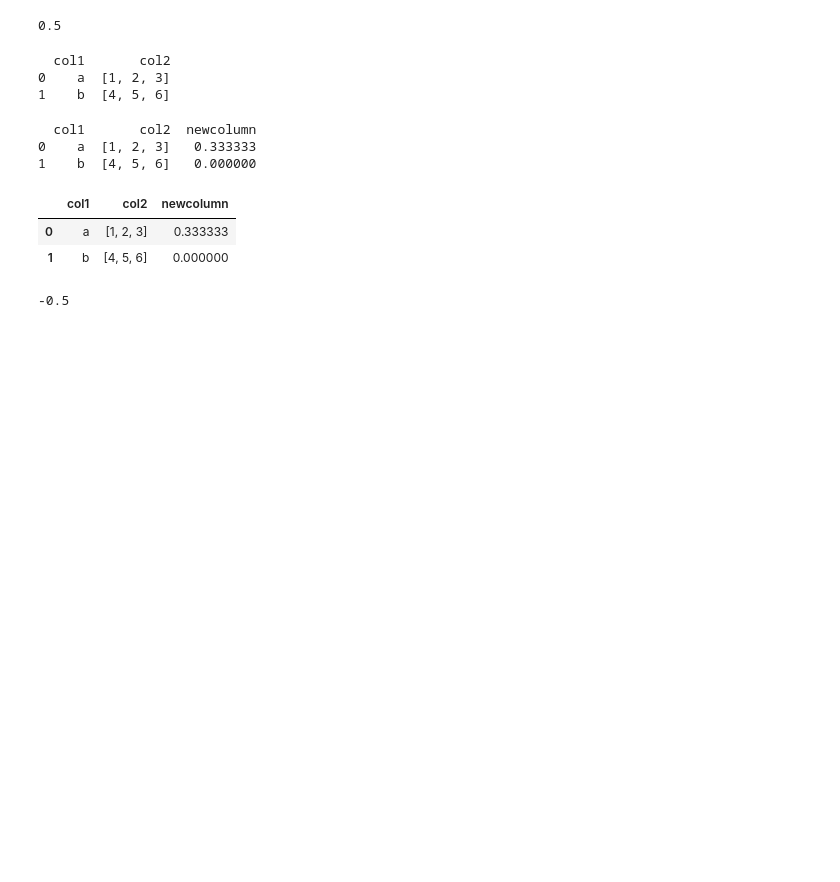
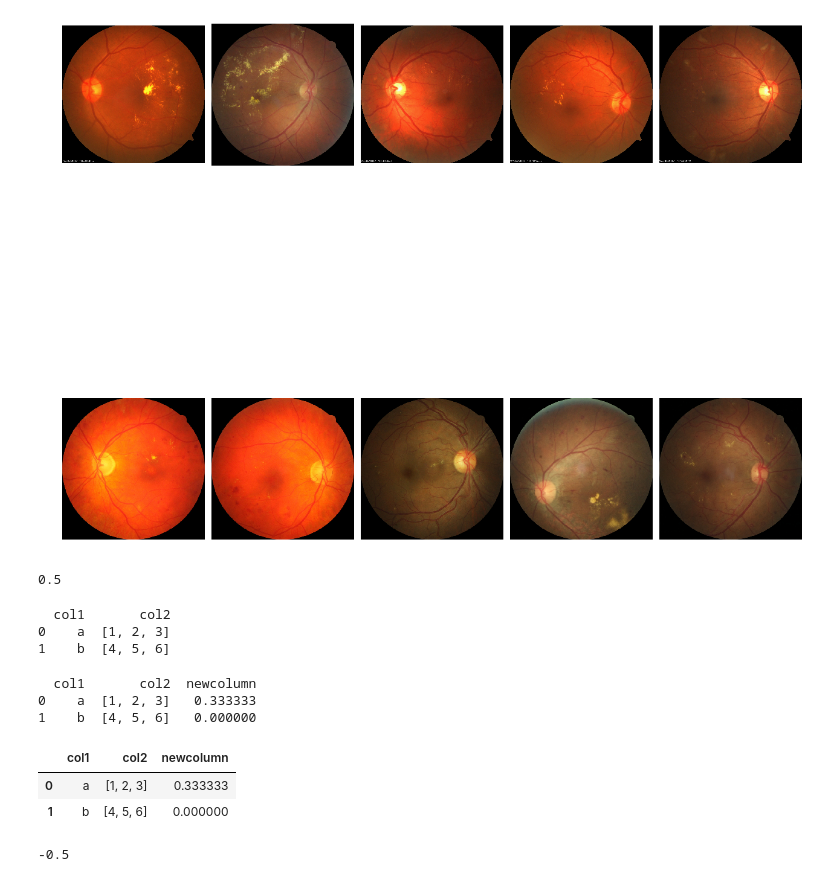
Before and after one commit to isurusuranga/Model-Builder, a Jupyter notebook: scripts/Image_similairty/Similar_image_retrieval_with_deep_hash_code.ipynb, the cells around one changed output. Cells and saved outputs as stored; diff of their text form; code cells hidden in the pictures; blank space fills up the shorter version.

```diff
--- a/scripts/Image_similairty/Similar_image_retrieval_with_deep_hash_code.ipynb
+++ b/scripts/Image_similairty/Similar_image_retrieval_with_deep_hash_code.ipynb
@@ -77,4 +150,4 @@ loaded_pretrained_deep_feature_model.summary()
 # %%
-feature_extraction_layer = loaded_pretrained_deep_feature_model.get_layer('activation_25').output
+feature_extraction_layer = loaded_pretrained_deep_feature_model.get_layer('activation_3').output
 feature_extract_model = Model(inputs=loaded_pretrained_deep_feature_model.input, outputs=feature_extraction_layer)
 feature_extract_model.summary()
@@ -85,4 +194,4 @@ loaded_deep_hash_model.summary()
 # %%
-hashcode_extraction_layer = loaded_deep_hash_model.get_layer('activation_5').output
+hashcode_extraction_layer = loaded_deep_hash_model.get_layer('activation_1').output
 hashcode_extract_model = Model(inputs=loaded_deep_hash_model.input, outputs=hashcode_extraction_layer)
 hashcode_extract_model.summary()
@@ -92,7 +217,6 @@ norm_truncated_opt_svd = joblib.load(svd_scaler_file_name)
 # %%
 # retrieve deep hash code for a given query image
 def get_deep_feature_hashcode_for_query_img(source):
-    source = retina_root + relative_path
     img = image.load_img(source, target_size=(image_width, image_height))
     img_x = image.img_to_array(img)
     img_x = np.expand_dims(img_x, axis=0)
@@ -112,13 +236,18 @@ def get_deep_feature_hashcode_for_query_img(source):
     vgg16_extract_features = vgg_model.predict(vgg16_x)
     vgg16_feature_vector = vgg16_extract_features.flatten()
 
+    # create concatenated feature vector for a given image
     flattern_feature_vector = np.concatenate((flattern_feature_vector, resnet18_feature_vector, vgg16_feature_vector))
+    # normlaize feature vector - standadization
     scaled_flattern_feature_vector = norm_scalar.transform(np.array([flattern_feature_vector]))
+    # apply truncated SVD transform to reduce the dimentionality
     transformed_flattern_feature_vector = norm_truncated_opt_svd.transform(scaled_flattern_feature_vector)
+    # predict the feature vector for the given input image
     ensemble_compressed_feature = feature_extract_model.predict(transformed_flattern_feature_vector)
     ensemble_compressed_feature_np = np.array([ensemble_compressed_feature.flatten()])
+    # extract deep feature
     deep_feature = [val for val in ensemble_compressed_feature.flatten()]
-    # load feature extractor model for sigmoid layer model as a feature extractor
+    # extract deep hash code
     deep_hash_proba = hashcode_extract_model.predict(ensemble_compressed_feature_np)
     deep_hash_code = [1 if val >= 0.5 else 0 for val in deep_hash_proba.flatten()]
 
@@ -161,0 +316,27 @@ dataset = dataset.sort_values(by='cosine_sim', ascending=False).head(10)
+# %%
+from matplotlib.pyplot import figure, imshow, axis, subplots
+from matplotlib.image import imread
+
+hSize = 20
+wSize = 20
+col = 5
+
+def showImagesMatrix(list_of_files, col=10):
+    fig = figure(figsize=(wSize, hSize))
+    #fig.subplots_adjust(wspace=0, hspace=0)
+    fig.subplots_adjust(top=0.92, bottom=0.08, left=0.10, right=0.95, hspace=0.05, wspace=0.05)
+    number_of_files = len(list_of_files)
+    row = number_of_files/col
+    if (number_of_files%col != 0):
+        row += 1
+    for i in range(number_of_files):
+        a=fig.add_subplot(row,col,i+1)
+        a.set_aspect('equal')
+        image = imread(list_of_files[i])
+        imshow(image)
+        axis('off')
+
+
+showImagesMatrix(dataset['img_path'].tolist(),col)
+# %% [output]
+[figure, added]
```
Also changed, not shown: parts of 14 cells of this notebook, 6 other files.
